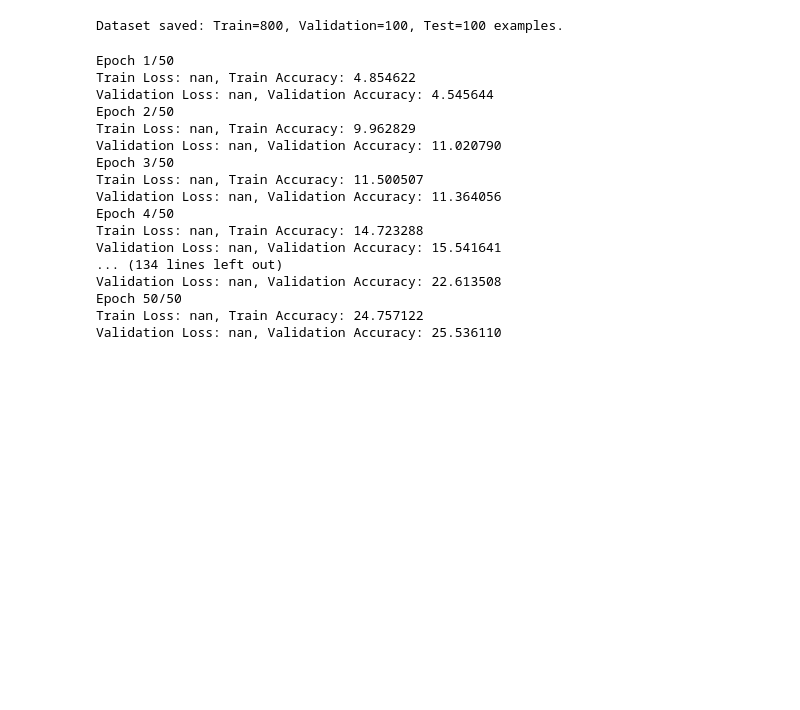
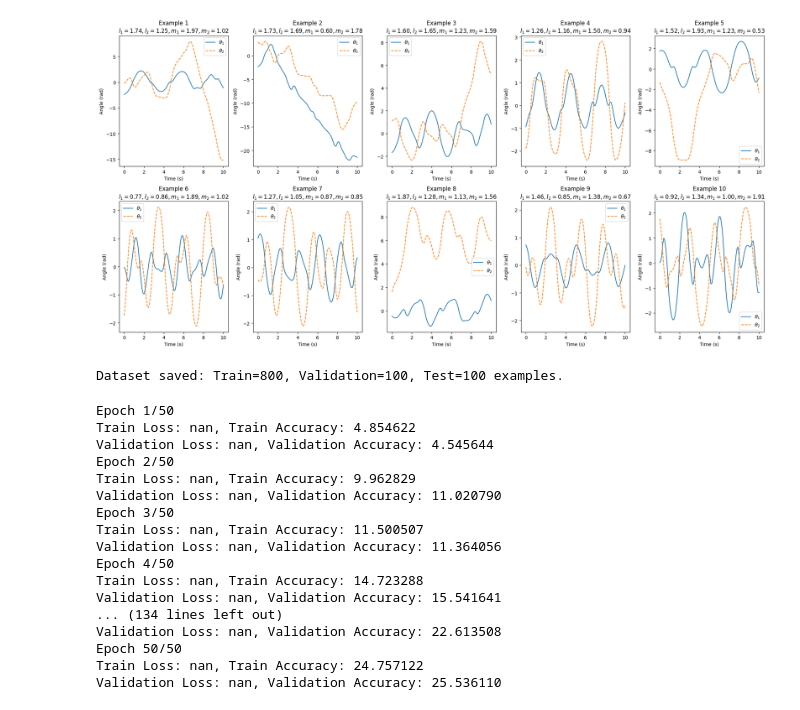
Before and after one commit to ittai1234/PIML, a Jupyter notebook: Double Pendulum/Double Pendulum Models/Model 1 GD.ipynb, the cells around one changed output. Saved outputs shown, nothing was run; the diff lists cells and outputs as text; code cells hidden in the pictures; blank space fills up the shorter version.

Commit message:
saved Double Pendulum

```diff
--- a/Double Pendulum/Double Pendulum Models/Model 1 GD.ipynb
+++ b/Double Pendulum/Double Pendulum Models/Model 1 GD.ipynb
@@ -53,6 +74,32 @@ for _ in range(n_pendulums):
     theta1, theta1_dot, theta2, theta2_dot = sol.y
     X = np.vstack([theta1, theta2, theta1_dot, theta2_dot]).T
     data.append((X, l1, l2, m1, m2, g))
+# %%
+# Visualization of the double pendulum dataset
+fig, axes = plt.subplots(2, 5, figsize=(20, 10))
+axes = axes.ravel()
+
+for i in range(10):
+    # Extract example data
+    X, l1, l2, m1, m2, g = data[i]
+    theta1, theta2, theta1_dot, theta2_dot = X.T
+
+    # Time points for visualization
+    t = np.linspace(0, 10, 100)
+
+    # Plot trajectory of theta1 and theta2
+    ax = axes[i]
+    ax.plot(t, theta1, label="$\\theta_1$")
+    ax.plot(t, theta2, label="$\\theta_2$", linestyle="--")
+    ax.set_title(f"Example {i+1}\n$l_1={l1:.2f}, l_2={l2:.2f}, m_1={m1:.2f}, m_2={m2:.2f}$")
+    ax.set_xlabel("Time (s)")
+    ax.set_ylabel("Angle (rad)")
+    ax.legend()
+
+plt.tight_layout()
+plt.show()
+# %% [output]
+[figure, added]
 # %%
 # Split dataset into train, validation, and test sets
 train_data = data[:800]
```
Also changed, not shown: parts of 2 cells of this notebook, 1 other file.
